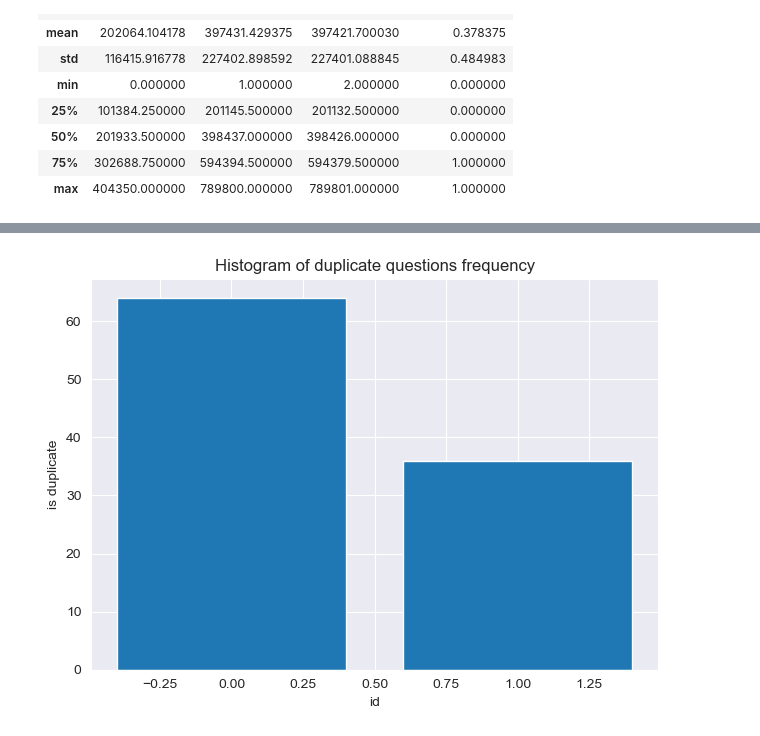
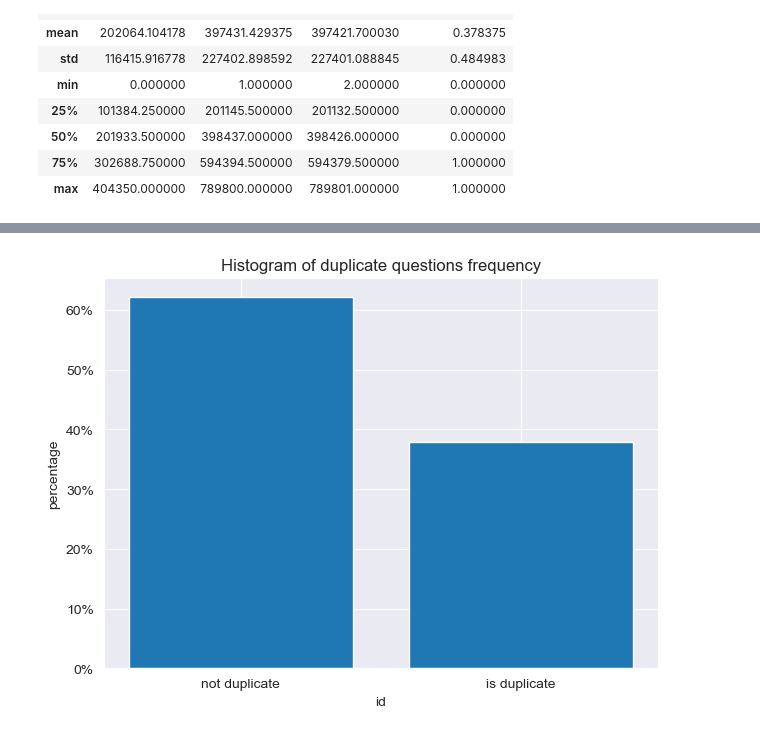
Before and after one commit to Dhouib-Mohamed/Duplicate-Question-Predictor, a Jupyter notebook: notebooks/Exploratory data analysis/visualization.ipynb, the cells around one changed output, grey strips where cells are left out. Cells and saved outputs as stored; diff of their text form; code cells hidden in the pictures.

```diff
--- a/notebooks/Exploratory data analysis/visualization.ipynb
+++ b/notebooks/Exploratory data analysis/visualization.ipynb
@@ -80,15 +70,19 @@ plt.ylabel('Number of questions')
 # %%
-result = sample['is_duplicate']
+result = data['is_duplicate']
 # %%
 # Plotting Histogram of Duplicate Questions Frequency
 fig, ax = plt.subplots()
-ax.hist(result, bins=[-0.5, 0.5, 1.5], rwidth=0.8)
+ax.hist(result, bins=[-0.5, 0.5, 1.5], rwidth=0.8,density=True)
 ax.set_xlabel('id')
-ax.set_ylabel('is duplicate')
+ax.set_ylabel('percentage')
 ax.set_title(r'Histogram of duplicate questions frequency')
+ax.yaxis.set_major_formatter(ticker.PercentFormatter(xmax=1))  # Format y-axis as percentage
+
+ax.set_xticks([0, 1])
+ax.set_xticklabels(['not duplicate', 'is duplicate'])
+
 fig.tight_layout()
 
-
 plt.show()
 # %% [output]
-[figure, old version]
+[figure, new version]
```
Also changed, not shown: parts of 16 cells of this notebook, 8 other files.
